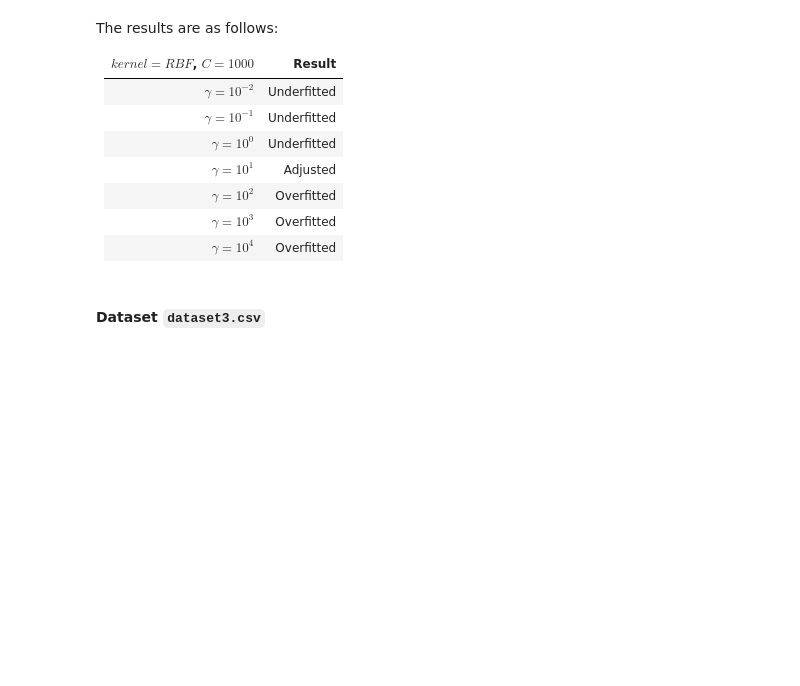
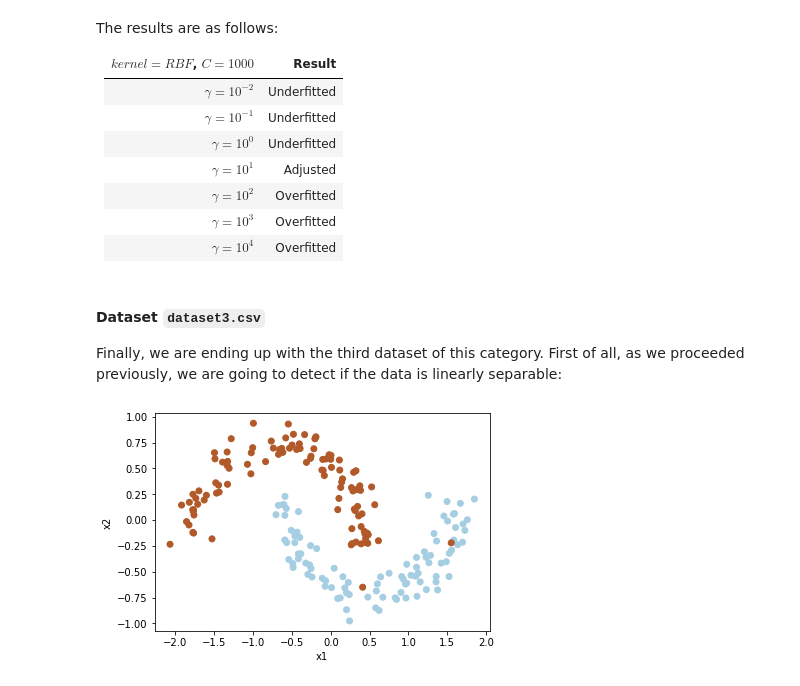
Before and after one commit to VenturaLM/Introduction_Computational_Models, a Jupyter notebook: Assignment_4/src/libsvm.ipynb, the cells around one changed output. Saved outputs shown, nothing was run; the diff lists cells and outputs as text; code cells hidden in the pictures; blank space fills up the shorter version.

```diff
--- a/Assignment_4/src/libsvm.ipynb
+++ b/Assignment_4/src/libsvm.ipynb
@@ -319,5 +303,26 @@ The results are as follows:
 | $\gamma=10^{2}$        |  Overfitted |
 | $\gamma=10^{3}$        |  Overfitted |
 | $\gamma=10^{4}$        |  Overfitted |
-# %% [markdown]
-#### **Dataset `dataset3.csv`**
+# %% [markdown]
+#### **Dataset `dataset3.csv`**
+Finally, we are ending up with the third dataset of this category. First of all, as we proceeded previously, we are going to detect if the data is linearly separable:
+# %%
+# Introduce the dataset here:
+dataset = '../datasets/csv/dataset3.csv'
+
+# Load the dataset.
+data = pd.read_csv(dataset, header=None)
+X = data.iloc[:, :-1].values
+y = data.iloc[:, -1].values
+
+# Plot the points.
+plt.figure(1)
+plt.clf()
+plt.scatter(X[:, 0], X[:, 1], c=y, zorder=10, cmap=plt.cm.Paired)
+
+plt.xlabel('x1')
+plt.ylabel('x2')
+
+plt.show()
+# %% [output]
+[figure, added]
```
Also changed, not shown: parts of 15 cells of this notebook.
